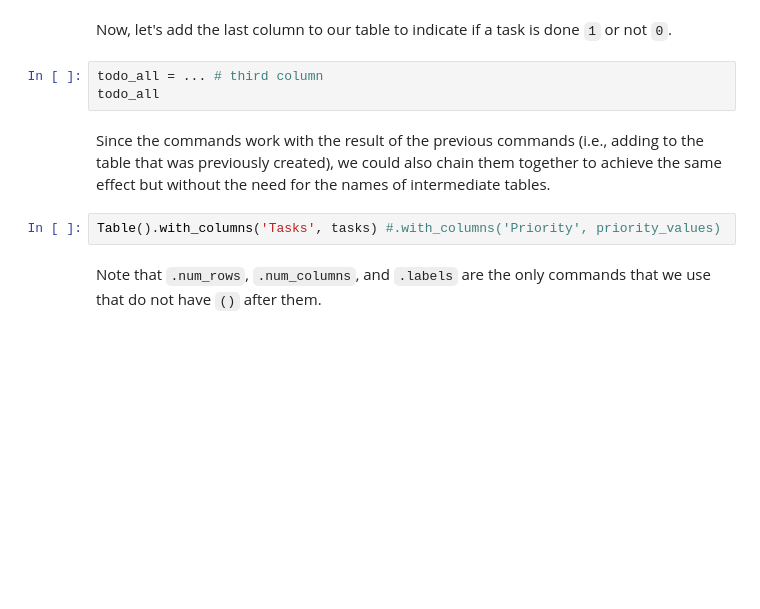
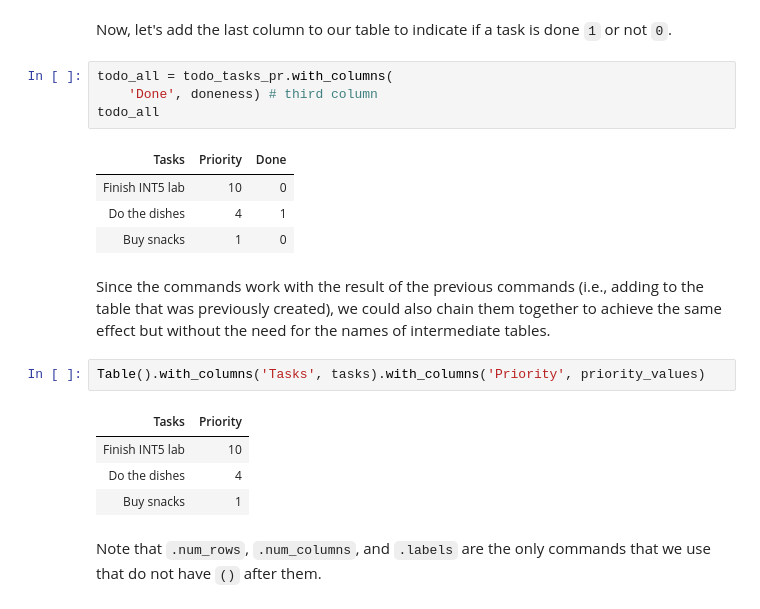
Before and after one commit to ucsb-int5/int5-f19-notebooks, a Jupyter notebook: demo/lec07-blank.ipynb, the cells around one changed output. Cells and saved outputs as stored; diff of their text form; blank space fills up the shorter version.

```diff
--- a/demo/lec07-blank.ipynb
+++ b/demo/lec07-blank.ipynb
@@ -93,12 +162,23 @@ Table().with_columns('Priority', priority_values) # preferred, since it is more
 # %% [markdown]
 Now, let's add the last column to our table to indicate if a task is done `1` or not `0`.
 # %%
-todo_all = ... # third column
+todo_all = todo_tasks_pr.with_columns(
+    'Done', doneness) # third column
 todo_all
+# %% [output]
+| Tasks | Priority | Done |
+| Finish INT5 lab | 10 | 0 |
+| Do the dishes | 4 | 1 |
+| Buy snacks | 1 | 0 |
 # %% [markdown]
 Since the commands work with the result of the previous commands (i.e., adding to the table that was previously created), we could also chain them together to achieve the same effect but without the need for the names of intermediate tables.
 # %%
-Table().with_columns('Tasks', tasks) #.with_columns('Priority', priority_values)
+Table().with_columns('Tasks', tasks).with_columns('Priority', priority_values)
+# %% [output]
+| Tasks | Priority |
+| Finish INT5 lab | 10 |
+| Do the dishes | 4 |
+| Buy snacks | 1 |
 # %% [markdown]
 Note that `.num_rows`, `.num_columns`, and `.labels` are the only commands that we use that do not have `()` after them.
 # %%
```
Also changed, not shown: parts of 47 cells of this notebook.
